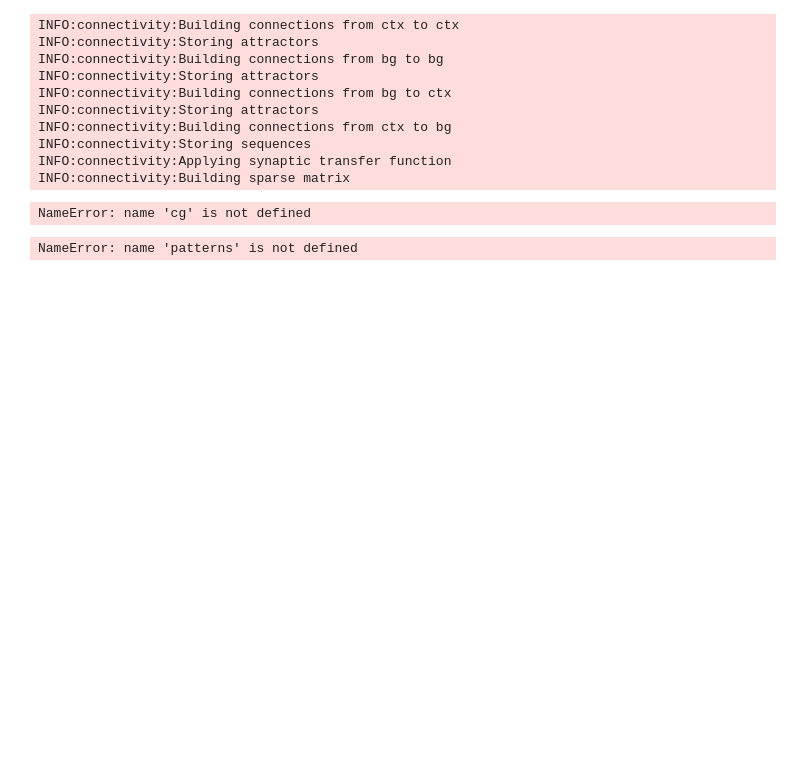
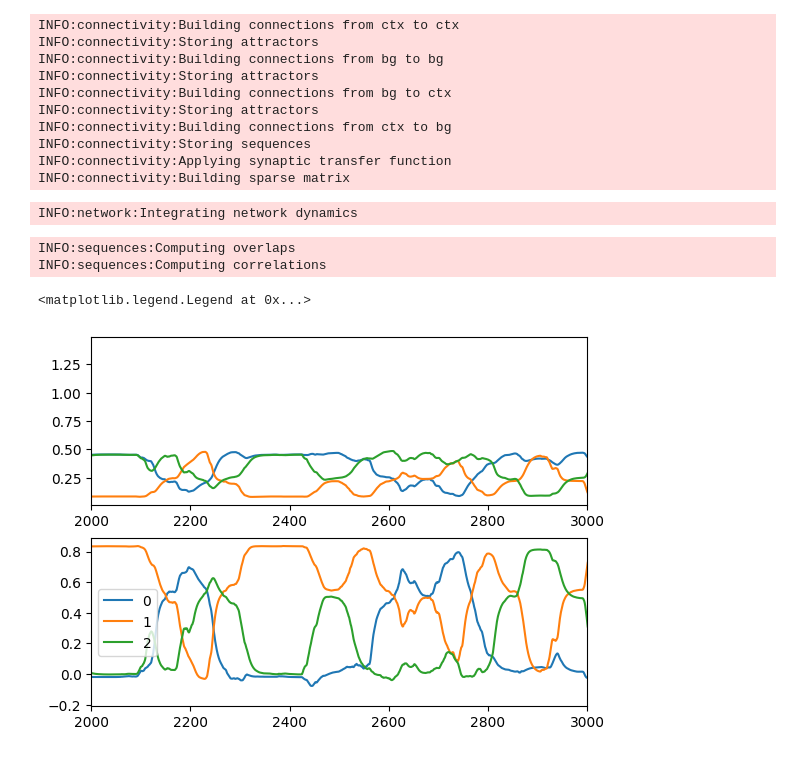
Before and after one commit to jp464/striatal-sequence, a Jupyter notebook: figures/article/1/net2.ipynb, the cells around one changed output. Cells and saved outputs as stored; diff of their text form; code cells hidden in the pictures; blank space fills up the shorter version.

Commit message:
two-network model

```diff
--- a/figures/article/1/net2.ipynb
+++ b/figures/article/1/net2.ipynb
@@ -19,27 +19,27 @@ bg = Population(N=1000, tau=1e-2, phi=phi, name='bg')
 plasticity = ThresholdPlasticityRule(x_f=0.5, q_f=0.8)
 
 S, P = 1, 3
-sequences_ctx = [GaussianSequence(P,ctx.size,seed=371) for i in range(S)]
+sequences_ctx = [GaussianSequence(P,ctx.size) for i in range(S)]
 patterns_ctx = np.stack([s.inputs for s in sequences_ctx])
-sequences_bg = [GaussianSequence(P,ctx.size,seed=373) for i in range(S)]
+sequences_bg = [GaussianSequence(P,ctx.size) for i in range(S)]
 patterns_bg = np.stack([s.inputs for s in sequences_bg])
 
 J_cc = SparseConnectivity(source=ctx, target=ctx, p=0.5)
-synapse_cc = LinearSynapse(J_cc.K, A=10)
+synapse_cc = LinearSynapse(J_cc.K, A=6)
 J_cc.store_attractors(patterns_ctx[0], patterns_ctx[0], synapse_cc.h_EE, plasticity.f, plasticity.g)
 J_bb = SparseConnectivity(source=bg, target=bg, p=0.5)
-synapse_bb = LinearSynapse(J_bb.K, A=10)
+synapse_bb = LinearSynapse(J_bb.K, A=6)
 J_bb.store_attractors(patterns_bg[0], patterns_bg[0], synapse_bb.h_EE, plasticity.f, plasticity.g)
 J_cb  = SparseConnectivity(source=bg, target=ctx, p=0.5)
-synapse_cb = LinearSynapse(J_cb.K, A=10)
+synapse_cb = LinearSynapse(J_cb.K, A=3)
 J_cb.store_attractors(patterns_bg[0], patterns_ctx[0], synapse_cb.h_EE, plasticity.f, plasticity.g)
 
 J_bc = SparseConnectivity(source=ctx, target=bg, p=0.5)
-synapse_bc = LinearSynapse(J_cc.K, A=10)
+synapse_bc = LinearSynapse(J_cc.K, A=0)
 J_bc.store_sequences(patterns_ctx, patterns_bg, synapse_bc.h_EE, plasticity.f, plasticity.g)
 
-net_ctx = RateNetwork(ctx, c_EE=J_cc, formulation=1)
-net_bg = RateNetwork(cg, c_EE=J_bb, formulation=1)
+net_ctx = RateNetwork(ctx, c_EE=J_cc, c_IE=J_bc, formulation=4)
+net_bg = RateNetwork(bg, c_II=J_bb, c_EI=J_cb, formulation=4)
 # %% [output]
 INFO:connectivity:Building connections from ctx to ctx
 INFO:connectivity:Storing attractors
@@ -51,13 +51,16 @@ INFO:connectivity:Building connections from ctx to bg
 INFO:connectivity:Storing sequences
 INFO:connectivity:Applying synaptic transfer function
 INFO:connectivity:Building sparse matrix
-NameError: name 'cg' is not defined
-# %%
-init_input_ctx = patterns[0][0]
-T=.3
-net.simulate_euler2(T, init_input_ctx, noise=100)
-# %% [output]
-NameError: name 'patterns' is not defined
+# %%
+init_input_ctx = np.random.RandomState().normal(0,1,size=patterns_ctx[0][0].shape)
+init_input_bg = np.random.RandomState().normal(0,1,size=patterns_bg[0][0].shape)
+T=5
+net_ctx.simulate_euler2(net_bg, T, init_input_ctx, init_input_bg)
+# %% [output]
+INFO:network:Integrating network dynamics
 # %%
-overlaps = sequences[0].overlaps(net, ctx, phi=phi)
-correlations = sequences[0].overlaps(net, ctx, phi=phi, correlation=True)
+overlaps = sequences_ctx[0].overlaps(net_ctx, ctx, phi=phi)
+correlations = sequences_ctx[0].overlaps(net_ctx, ctx, phi=phi, correlation=True)
+# %% [output]
+INFO:sequences:Computing overlaps
+INFO:sequences:Computing correlations
@@ -67,0 +67,14 @@ plt.plot(correlations[0, :])
+# %%
+import matplotlib.pyplot as plt
+fig, axes = plt.subplots(2,1)
+i=2000
+axes[0].set_xlim(i, i+1000)
+axes[1].set_xlim(i, i+1000)
+for i in overlaps:
+    axes[0].plot(i)
+for i, v in enumerate(correlations):
+    axes[1].plot(v, label=str(i))
+axes[1].legend()
+# %% [output]
+<matplotlib.legend.Legend at 0x...>
+[figure, added]
```
Also changed, not shown: parts of 1 cell of this notebook, 4 other files.
